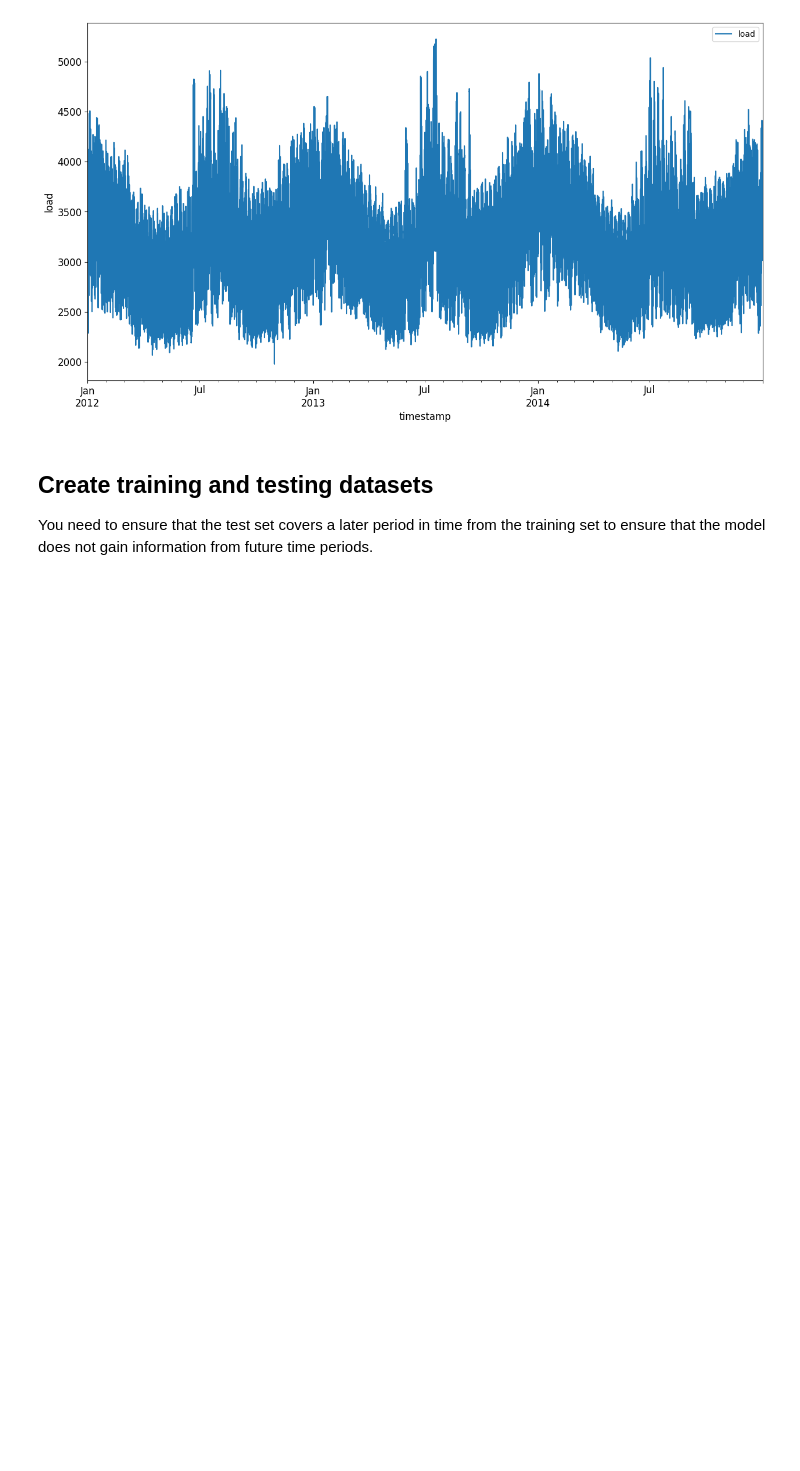
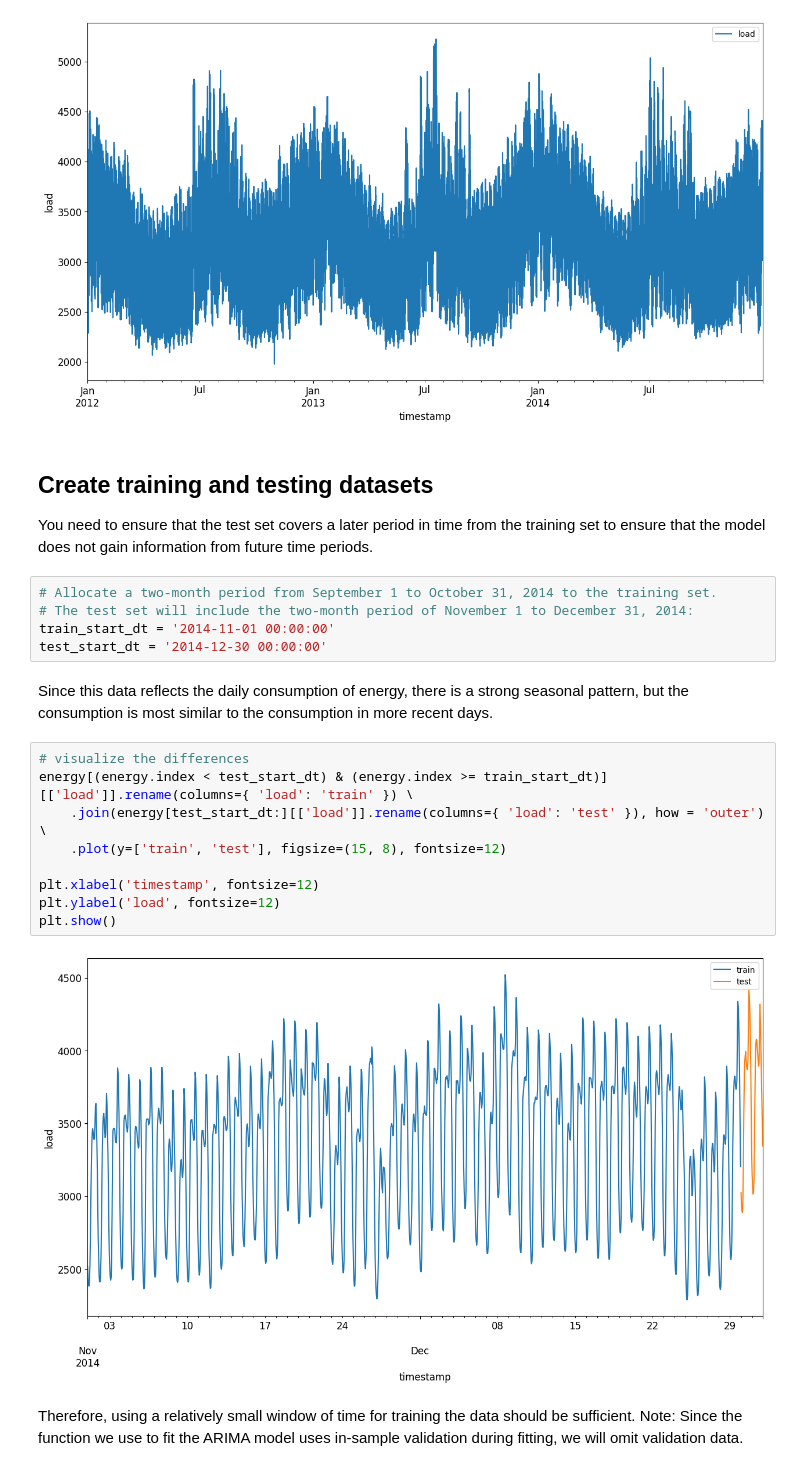
Before and after one commit to AmandaVP23/microsoft-ML-for-beginners, a Jupyter notebook: 7-time-series/2-arima.ipynb, the cells around one changed output. Cells and saved outputs as stored; diff of their text form; blank space fills up the shorter version.

Commit message:
ARIMA

```diff
--- a/7-time-series/2-arima.ipynb
+++ b/7-time-series/2-arima.ipynb
@@ -45,3 +45,24 @@ plt.show()
 # %% [markdown]
 ## Create training and testing datasets
 You need to ensure that the test set covers a later period in time from the training set to ensure that the model does not gain information from future time periods.
+# %%
+# Allocate a two-month period from September 1 to October 31, 2014 to the training set.
+# The test set will include the two-month period of November 1 to December 31, 2014:
+train_start_dt = '2014-11-01 00:00:00'
+test_start_dt = '2014-12-30 00:00:00'
+# %% [markdown]
+Since this data reflects the daily consumption of energy, there is a strong seasonal pattern, but the consumption is most similar to the consumption in more recent days.
+# %%
+# visualize the differences
+energy[(energy.index < test_start_dt) & (energy.index >= train_start_dt)][['load']].rename(columns={ 'load': 'train' }) \
+    .join(energy[test_start_dt:][['load']].rename(columns={ 'load': 'test' }), how = 'outer') \
+    .plot(y=['train', 'test'], figsize=(15, 8), fontsize=12)
+
+plt.xlabel('timestamp', fontsize=12)
+plt.ylabel('load', fontsize=12)
+plt.show()
+# %% [output]
+[figure, added]
+# %% [markdown]
+Therefore, using a relatively small window of time for training the data should be sufficient.
+Note: Since the function we use to fit the ARIMA model uses in-sample validation during fitting, we will omit validation data.
```
